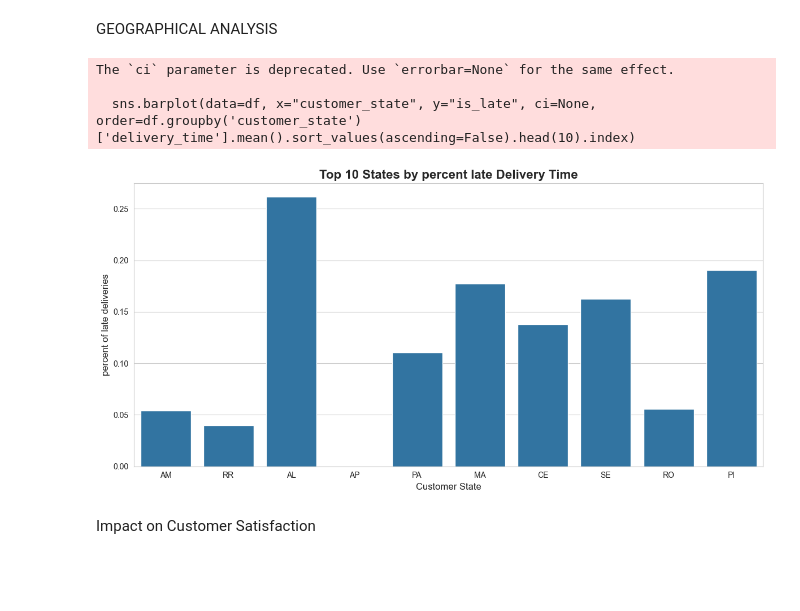
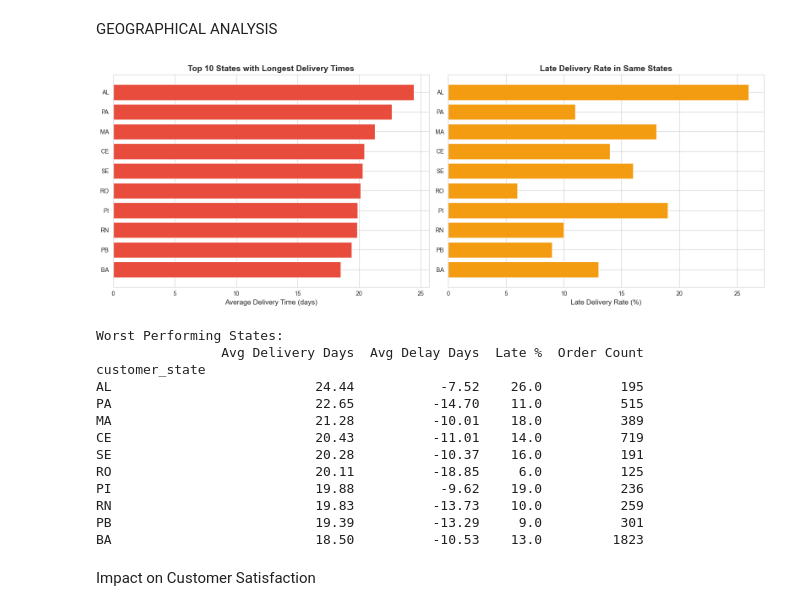
Before and after one commit to haseeb774/end-to-end-olist-analysis, a Jupyter notebook: python_analysis/eda.ipynb, the cells around one changed output. Drawn from its saved outputs; the diff is of its cells as text; code cells hidden in the pictures; blank space fills up the shorter version.

```diff
--- a/python_analysis/eda.ipynb
+++ b/python_analysis/eda.ipynb
@@ -283,28 +376,60 @@ Average delivery time for late deliveries: 20.958482613277134
 # %% [markdown]
 GEOGRAPHICAL ANALYSIS
 # %%
-# Which states have the worst delivery times?
-# State-level analysis
-state_delivery = df.groupby('customer_state').agg({
+
+
+state_performance = df.groupby('customer_state').agg({
     'delivery_time': 'mean',
+    'delivery_delay': 'mean',
     'is_late': 'mean',
     'order_id': 'count'
-})
+}).round(2)
 
-state_by_late_Delivery = state_delivery.sort_values('is_late', ascending=False).head(10)
-state_by_late_Delivery
-sns.barplot(data=df, x="customer_state", y="is_late", ci=None, order=df.groupby('customer_state')['delivery_time'].mean().sort_values(ascending=False).head(10).index)
-plt.title('Top 10 States by percent late Delivery Time', fontsize=16, fontweight='bold')
-plt.xlabel('Customer State', fontsize=12)
-plt.ylabel('percent of late deliveries', fontsize=12)
+# Rename columns
+state_performance.columns = ['Avg Delivery Days', 'Avg Delay Days', 'Late %', 'Order Count']
+state_performance['Late %'] = state_performance['Late %'] * 100
+
+# Filter to states with significant volume
+state_performance = state_performance[state_performance['Order Count'] >= 100]
+
+# Get worst 10 by delivery time
+worst_states = state_performance.nlargest(10, 'Avg Delivery Days')
+
+# Visualize
+fig, axes = plt.subplots(1, 2, figsize=(16, 6))
+
+# Chart 1: Worst states by delivery time
+axes[0].barh(worst_states.index, worst_states['Avg Delivery Days'], color='#e74c3c')
+axes[0].set_xlabel('Average Delivery Time (days)', fontsize=12)
+axes[0].set_title('Top 10 States with Longest Delivery Times', fontsize=14, fontweight='bold')
+axes[0].invert_yaxis()
+
+# Chart 2: Late delivery rate
+axes[1].barh(worst_states.index, worst_states['Late %'], color='#f39c12')
+axes[1].set_xlabel('Late Delivery Rate (%)', fontsize=12)
+axes[1].set_title('Late Delivery Rate in Same States', fontsize=14, fontweight='bold')
+axes[1].invert_yaxis()
+
 plt.tight_layout()
-# plt.savefig('outputs/visualizations/10_top_states_by_delivery_time.png', dpi=300, bbox_inches='tight')
 plt.show()
+
+print("\nWorst Performing States:")
+print(worst_states)
 # %% [output]
+[figure, new version]
-The `ci` parameter is deprecated. Use `errorbar=None` for the same effect.
-
-  sns.barplot(data=df, x="customer_state", y="is_late", ci=None, order=df.groupby('customer_state')['delivery_time'].mean().sort_values(ascending=False).head(10).index)
+Worst Performing States:
+                Avg Delivery Days  Avg Delay Days  Late %  Order Count
+customer_state
+AL                          24.44           -7.52    26.0          195
+PA                          22.65          -14.70    11.0          515
+MA                          21.28          -10.01    18.0          389
+CE                          20.43          -11.01    14.0          719
+SE                          20.28          -10.37    16.0          191
+RO                          20.11          -18.85     6.0          125
+PI                          19.88           -9.62    19.0          236
+RN                          19.83          -13.73    10.0          259
+PB                          19.39          -13.29     9.0          301
+BA                          18.50          -10.53    13.0         1823
-[figure, old version]
 # %% [markdown]
 Impact on Customer Satisfaction
 # %%
```
Also changed, not shown: parts of 6 cells of this notebook, 8 other files.
